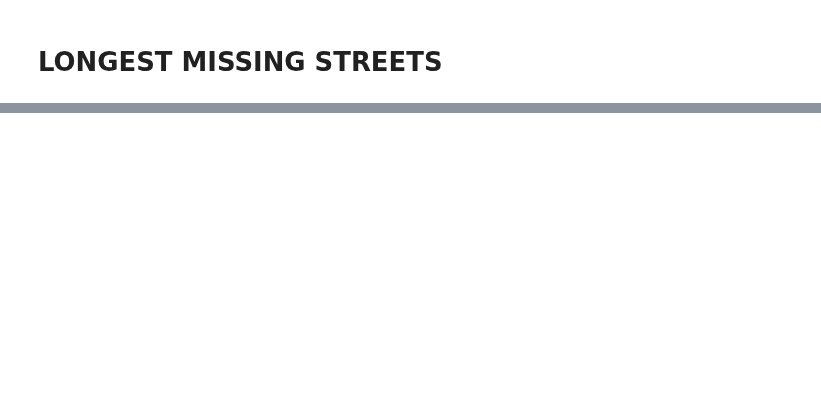
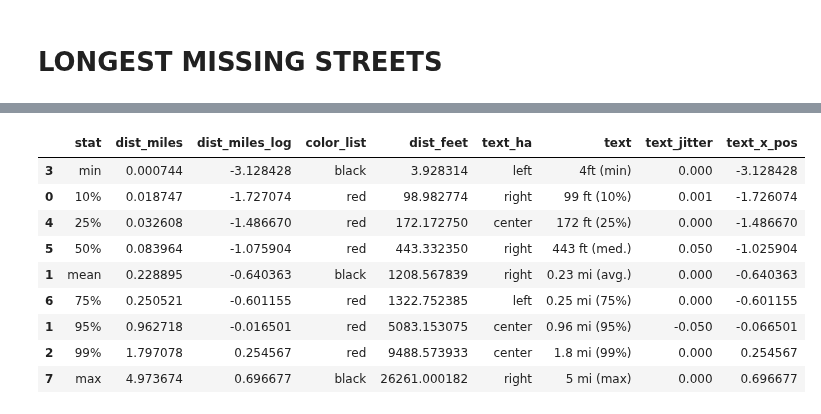
Before and after one commit to mike-babb/seattle_streets, a Jupyter notebook: code/step_04_prepare_graphs_and_states.ipynb, the cells around one changed output, grey strips where cells are left out. Saved outputs shown, nothing was run; the diff lists cells and outputs as text; code cells hidden in the pictures; blank space fills up the shorter version.

```diff
--- a/code/step_04_prepare_graphs_and_states.ipynb
+++ b/code/step_04_prepare_graphs_and_states.ipynb
@@ -154,3 +310,16 @@ x_tick_list
+# %%
+ds_df.head(n=10)
+# %% [output]
+|  | stat | dist_miles | dist_miles_log | color_list | dist_feet | text_ha | text | text_jitter | text_x_pos |
+| 3 | min | 0.000744 | -3.128428 | black | 3.928314 | left | 4ft (min) | 0.000 | -3.128428 |
+| 0 | 10% | 0.018747 | -1.727074 | red | 98.982774 | right | 99 ft (10%) | 0.001 | -1.726074 |
+| 4 | 25% | 0.032608 | -1.486670 | red | 172.172750 | center | 172 ft (25%) | 0.000 | -1.486670 |
+| 5 | 50% | 0.083964 | -1.075904 | red | 443.332350 | right | 443 ft (med.) | 0.050 | -1.025904 |
+| 1 | mean | 0.228895 | -0.640363 | black | 1208.567839 | right | 0.23 mi (avg.) | 0.000 | -0.640363 |
+| 6 | 75% | 0.250521 | -0.601155 | red | 1322.752385 | left | 0.25 mi (75%) | 0.000 | -0.601155 |
+| 1 | 95% | 0.962718 | -0.016501 | red | 5083.153075 | center | 0.96 mi (95%) | -0.050 | -0.066501 |
+| 2 | 99% | 1.797078 | 0.254567 | red | 9488.573933 | center | 1.8 mi (99%) | 0.000 | 0.254567 |
+| 7 | max | 4.973674 | 0.696677 | black | 26261.000182 | right | 5 mi (max) | 0.000 | 0.696677 |
 # %%
 # let's make a graphic showing the distances
 sns.set_theme(style = "whitegrid")
```
Also changed, not shown: parts of 93 cells of this notebook, 4 other files.
